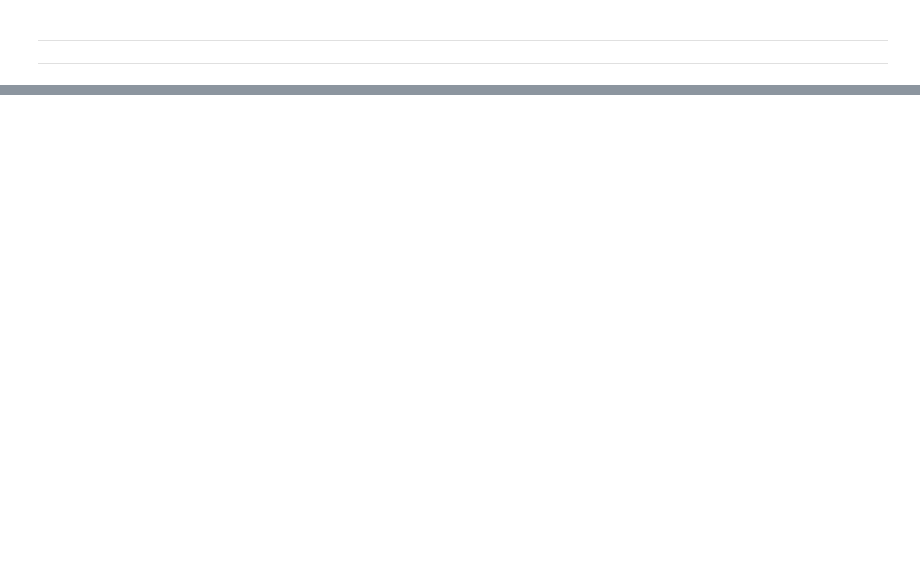
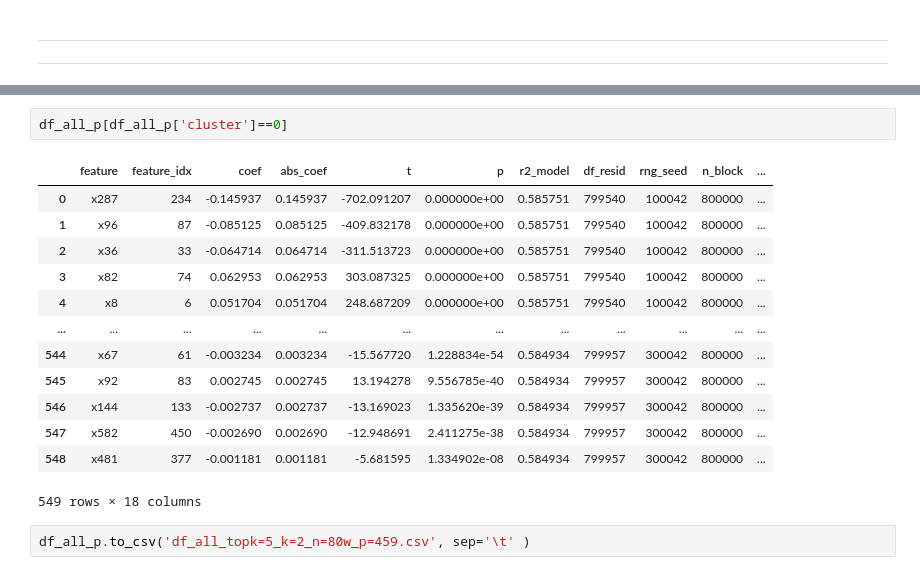
Before and after one commit to JackHuang0125/WHAT_I_DID, a Jupyter notebook: 0 Meeting/0_PAPER_1150128.ipynb, the cells around one changed output, grey strips where cells are left out. Cells and saved outputs as stored; diff of their text form; blank space fills up the shorter version.

```diff
--- a/0 Meeting/0_PAPER_1150128.ipynb
+++ b/0 Meeting/0_PAPER_1150128.ipynb
@@ -1244,0 +2193,18 @@ PCA極端值有:[8, 10, 14, 15, 23, 24, 25, 33, 36, 44, 46, 47, 51, 54, 57, 58,
+# %%
+df_all_p[df_all_p['cluster']==0]
+# %% [output]
+|  | feature | feature_idx | coef | abs_coef | t | p | r2_model | df_resid | rng_seed | n_block | ... |
+| 0 | x287 | 234 | -0.145937 | 0.145937 | -702.091207 | 0.000000e+00 | 0.585751 | 799540 | 100042 | 800000 | ... |
+| 1 | x96 | 87 | -0.085125 | 0.085125 | -409.832178 | 0.000000e+00 | 0.585751 | 799540 | 100042 | 800000 | ... |
+| 2 | x36 | 33 | -0.064714 | 0.064714 | -311.513723 | 0.000000e+00 | 0.585751 | 799540 | 100042 | 800000 | ... |
+| 3 | x82 | 74 | 0.062953 | 0.062953 | 303.087325 | 0.000000e+00 | 0.585751 | 799540 | 100042 | 800000 | ... |
+| 4 | x8 | 6 | 0.051704 | 0.051704 | 248.687209 | 0.000000e+00 | 0.585751 | 799540 | 100042 | 800000 | ... |
+| ... | ... | ... | ... | ... | ... | ... | ... | ... | ... | ... | ... |
+| 544 | x67 | 61 | -0.003234 | 0.003234 | -15.567720 | 1.228834e-54 | 0.584934 | 799957 | 300042 | 800000 | ... |
+| 545 | x92 | 83 | 0.002745 | 0.002745 | 13.194278 | 9.556785e-40 | 0.584934 | 799957 | 300042 | 800000 | ... |
+| 546 | x144 | 133 | -0.002737 | 0.002737 | -13.169023 | 1.335620e-39 | 0.584934 | 799957 | 300042 | 800000 | ... |
+| 547 | x582 | 450 | -0.002690 | 0.002690 | -12.948691 | 2.411275e-38 | 0.584934 | 799957 | 300042 | 800000 | ... |
+| 548 | x481 | 377 | -0.001181 | 0.001181 | -5.681595 | 1.334902e-08 | 0.584934 | 799957 | 300042 | 800000 | ... |
+549 rows × 18 columns
+# %%
+df_all_p.to_csv('df_all_topk=5_k=2_n=80w_p=459.csv', sep='\t' )
```
Also changed, not shown: parts of 18 cells of this notebook, 2 other files.
